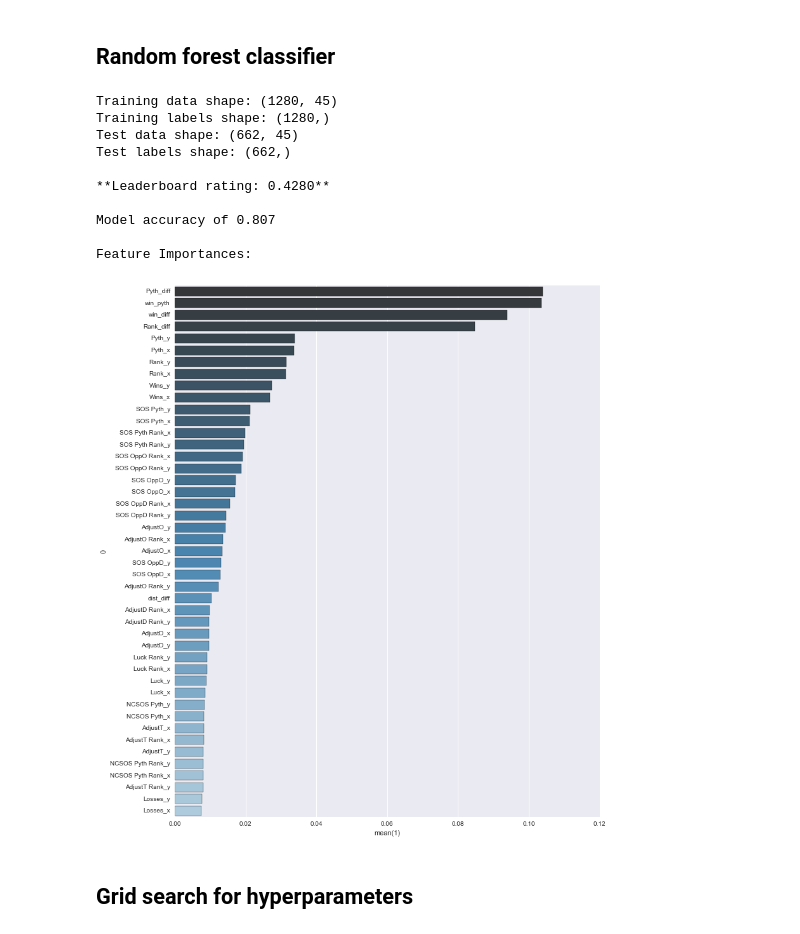
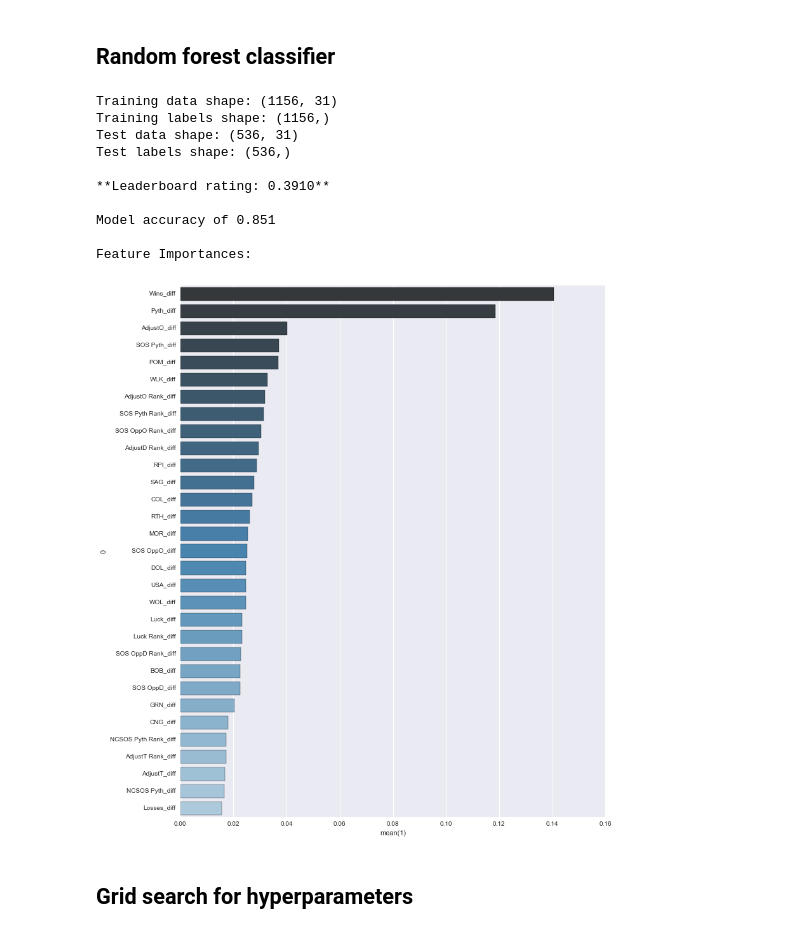
Before and after one commit to dlin17/kaggle, a Jupyter notebook: marchmadness/random_forest.ipynb, the cells around one changed output. Saved outputs shown, nothing was run; the diff lists cells and outputs as text; code cells hidden in the pictures.

```diff
--- a/marchmadness/random_forest.ipynb
+++ b/marchmadness/random_forest.ipynb
@@ -21,13 +21,15 @@ from __future__ import print_function
 # %%
 # load data
 
-results = pd.read_csv('data/ncaa_geocoded_games.csv')
+results = pd.read_csv('data/ncaa_compiled_matchups.csv')
 teams = pd.read_csv('data/Teams.csv')
 kenpom = pd.read_csv('data/kenpom_sql.csv')
 seeds = pd.read_csv('data/TourneySeeds.csv')
+massey = pd.read_csv('data/massey.csv')
 
 teams.columns = ['Team','Team_Name']
 seeds = pd.merge(seeds, teams, how='left')
 seeds.columns = ['Season','Seed','Team_id','Team_Name']
 
 kenpom['Team'] = kenpom['Team'].str.strip()
+massey_pivot = pd.pivot_table(massey, index=['season','team'], columns='sys_name', values='orank', fill_value=999).reset_index()
@@ -83,7 +90,7 @@ Output shape: (1942, 78)
 # %% [markdown]
 ## Random forest classifier
 # %%
-def prepare_datasets(raw_data, columns_keep, season_cutoff, stochastic=False):
+def prepare_datasets(raw_data, columns_keep, season_cutoff, stochastic=False, training_set=True):
     intermediate = raw_data[columns_keep]
 
     if stochastic:
@@ -107,58 +114,51 @@ def prepare_datasets(raw_data, columns_keep, season_cutoff, stochastic=False):
     ttd = test_set.iloc[:,5:-1]
     ttl = test_set.iloc[:,-1]
 
-    cvd = intermediate.iloc[:,5:-1]
-    cvl = intermediate.iloc[:,5-1]
-
     print('Training data shape: %s' %(trd.shape,))
     print('Training labels shape: %s' %(trl.shape,))
     print('Test data shape: %s' %(ttd.shape,))
     print('Test labels shape: %s' %(ttl.shape,))
 
-    return trd, trl, ttd, ttl, cvd, cvl
+    return trd, trl, ttd, ttl
 
 training_data, training_labels, \
-        test_data, test_labels, \
-        cv_data, cv_labels = prepare_datasets(results_merged, columns_to_keep, 2012, stochastic=False)
+        test_data, test_labels = prepare_datasets(results_merged_massey, columns_to_keep, 2012, stochastic=False)
 
 params = {'bootstrap': True
-          ,'min_samples_leaf': 7
           ,'criterion': 'entropy'
-          ,'max_features': 5
-          ,'max_depth': 11
           ,'n_estimators': 5000
           ,'n_jobs': -1
          }
 
 clf = RandomForestClassifier(**params)
 clf.fit(training_data, training_labels > 0)
 predicted_scores = clf.predict(test_data)
 
 predicted_probs = clf.predict_proba(test_data)
 
 ln_odds = np.where((test_labels > 0).values, predicted_probs[:,1], 1 - predicted_probs[:,1])
 
 print('\n**Leaderboard rating: %.4f**'%(-np.log(ln_odds).mean()))
 
 print('\nModel accuracy of %.3f\n\nFeature Importances:\n'
       %np.mean(predicted_scores == (test_labels > 0).values))
 
 feat_import = sorted(zip(test_data.columns, clf.feature_importances_), key=lambda tup: tup[1], reverse=True)
 
 plt.figure(figsize=(12,15))
 ax = sns.barplot(pd.DataFrame(feat_import)[1], pd.DataFrame(feat_import)[0], orient="h", palette='Blues_d')
 # %% [output]
-Training data shape: (1280, 45)
-Training labels shape: (1280,)
-Test data shape: (662, 45)
-Test labels shape: (662,)
+Training data shape: (1156, 31)
+Training labels shape: (1156,)
+Test data shape: (536, 31)
+Test labels shape: (536,)
 
-**Leaderboard rating: 0.4280**
+**Leaderboard rating: 0.3910**
 
-Model accuracy of 0.807
+Model accuracy of 0.851
 
 Feature Importances:
-[figure, old version]
+[figure, new version]
 # %% [markdown]
 ## Grid search for hyperparameters
 # %%
```
Also changed, not shown: parts of 10 cells of this notebook, 1 other file.
